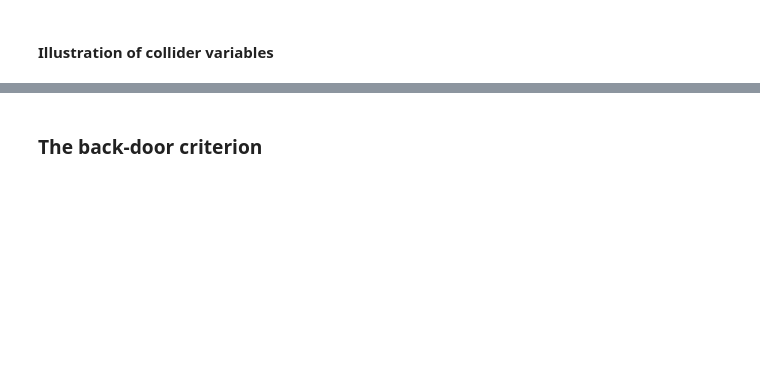
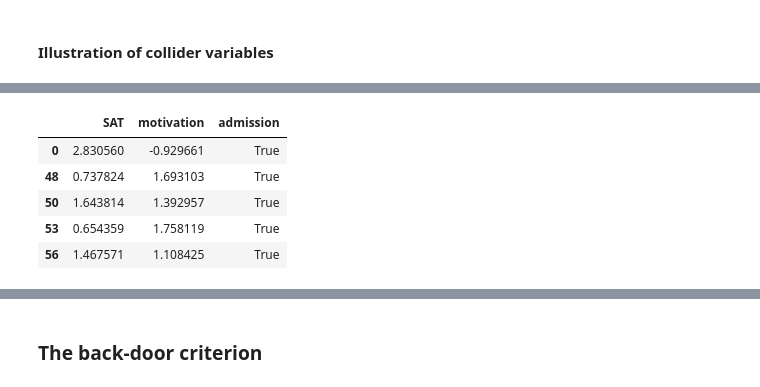
Before and after one commit to JonathanWillnow/ose-course-data-science, a Jupyter notebook: lectures/criteria-conditioning-estimators/notebook.ipynb, the cells around one changed output, grey strips where cells are left out. Saved outputs shown, nothing was run; the diff lists cells and outputs as text; code cells hidden in the pictures; blank space fills up the shorter version.

```diff
--- a/lectures/criteria-conditioning-estimators/notebook.ipynb
+++ b/lectures/criteria-conditioning-estimators/notebook.ipynb
@@ -102,3 +110,14 @@ What happens if we condition on college admittance $C$, i.e. on a collider varia
+# %%
+df.query("admission == True").head(5)
+
+# askes the columns of a df with a boolean variable
+# %% [output]
+|  | SAT | motivation | admission |
+| 0 | 2.830560 | -0.929661 | True |
+| 48 | 0.737824 | 1.693103 | True |
+| 50 | 1.643814 | 1.392957 | True |
+| 53 | 0.654359 | 1.758119 | True |
+| 56 | 1.467571 | 1.108425 | True |
 # %%
 get_joint_distribution(df.query("admission == True"))
 # %% [output]
```
Also changed, not shown: parts of 16 cells of this notebook.
